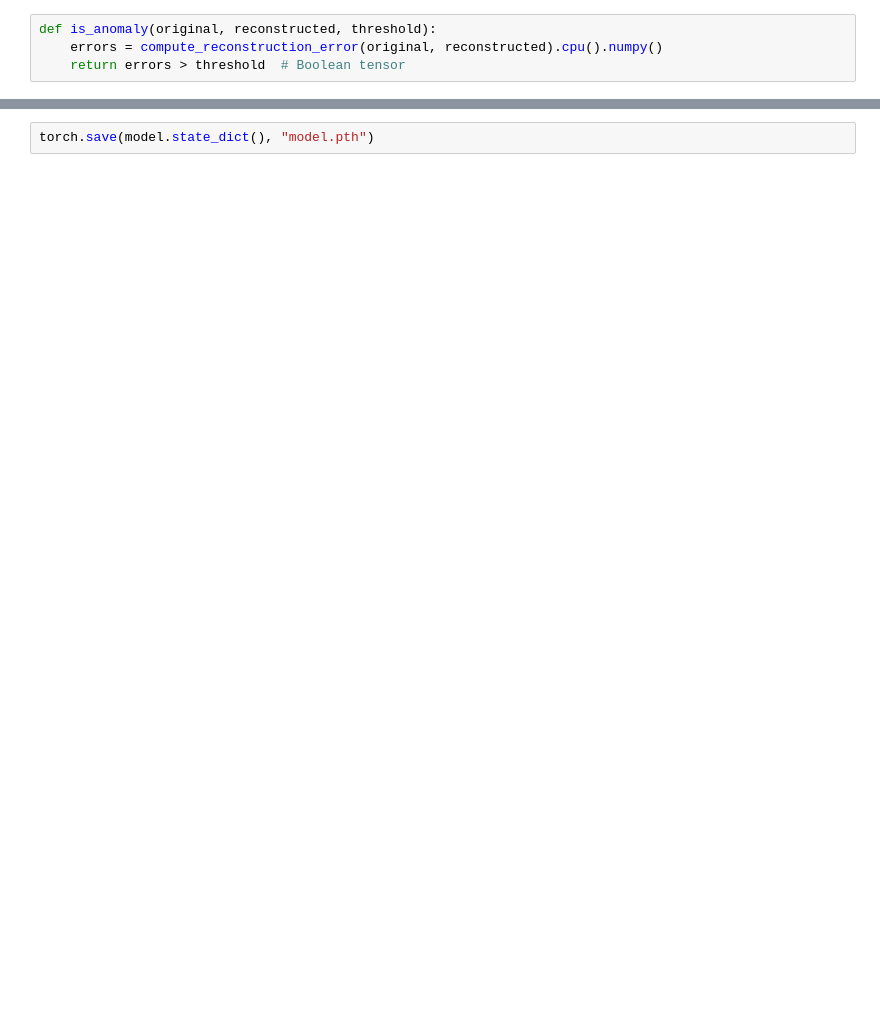
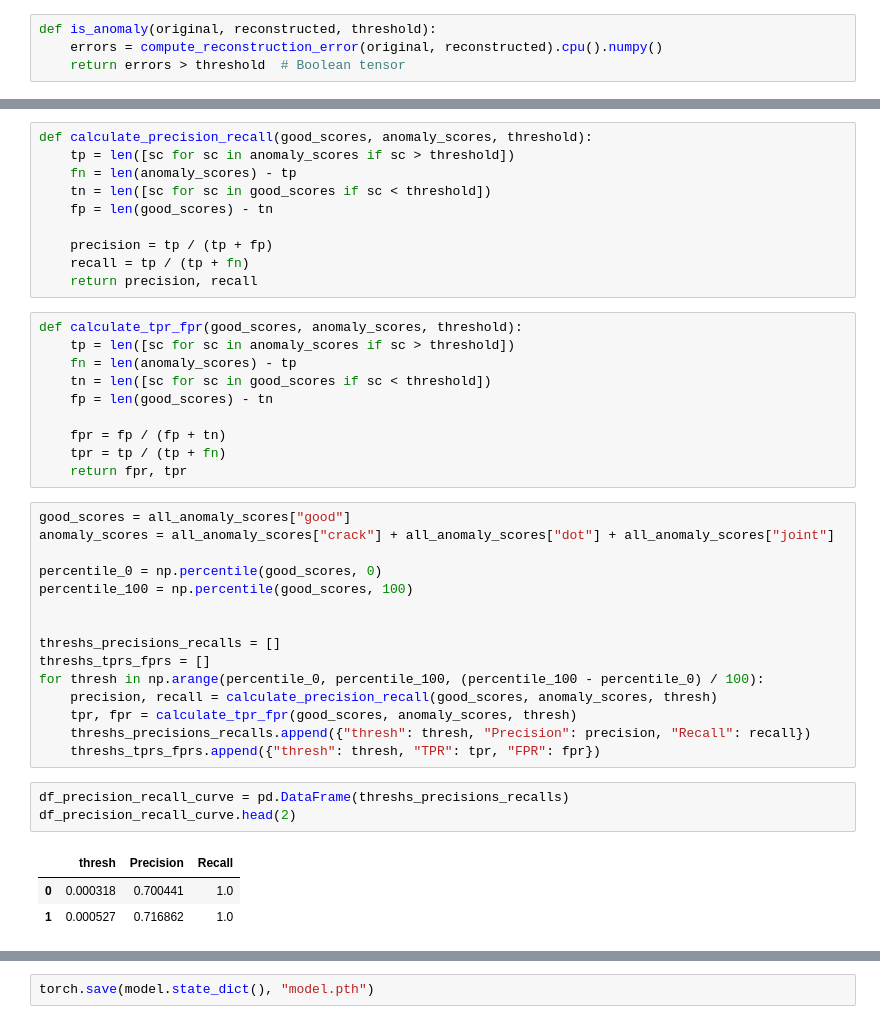
Before and after one commit to Grog4r/Convolutional-Auto-Encoder-on-Marble-Dataset, a Jupyter notebook: encoder.ipynb, the cells around one changed output, grey strips where cells are left out. Cells and saved outputs as stored; diff of their text form; blank space fills up the shorter version.

```diff
--- a/encoder.ipynb
+++ b/encoder.ipynb
@@ -330,0 +380,42 @@ results
+# %%
+def calculate_precision_recall(good_scores, anomaly_scores, threshold):
+    tp = len([sc for sc in anomaly_scores if sc > threshold])
+    fn = len(anomaly_scores) - tp
+    tn = len([sc for sc in good_scores if sc < threshold])
+    fp = len(good_scores) - tn
+
+    precision = tp / (tp + fp)
+    recall = tp / (tp + fn)
+    return precision, recall
+# %%
+def calculate_tpr_fpr(good_scores, anomaly_scores, threshold):
+    tp = len([sc for sc in anomaly_scores if sc > threshold])
+    fn = len(anomaly_scores) - tp
+    tn = len([sc for sc in good_scores if sc < threshold])
+    fp = len(good_scores) - tn
+
+    fpr = fp / (fp + tn)
+    tpr = tp / (tp + fn)
+    return fpr, tpr
+# %%
+good_scores = all_anomaly_scores["good"]
+anomaly_scores = all_anomaly_scores["crack"] + all_anomaly_scores["dot"] + all_anomaly_scores["joint"]
+
+percentile_0 = np.percentile(good_scores, 0)
+percentile_100 = np.percentile(good_scores, 100)
+
+
+threshs_precisions_recalls = []
+threshs_tprs_fprs = []
+for thresh in np.arange(percentile_0, percentile_100, (percentile_100 - percentile_0) / 100):
+    precision, recall = calculate_precision_recall(good_scores, anomaly_scores, thresh)
+    tpr, fpr = calculate_tpr_fpr(good_scores, anomaly_scores, thresh)
+    threshs_precisions_recalls.append({"thresh": thresh, "Precision": precision, "Recall": recall})
+    threshs_tprs_fprs.append({"thresh": thresh, "TPR": tpr, "FPR": fpr})
+# %%
+df_precision_recall_curve = pd.DataFrame(threshs_precisions_recalls)
+df_precision_recall_curve.head(2)
+# %% [output]
+|  | thresh | Precision | Recall |
+| 0 | 0.000318 | 0.700441 | 1.0 |
+| 1 | 0.000527 | 0.716862 | 1.0 |
```
Also changed, not shown: parts of 24 cells of this notebook, 3 other files.
